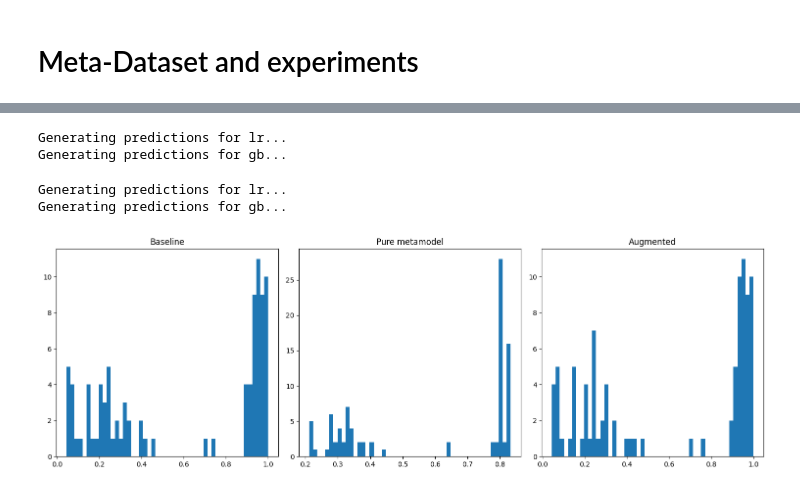
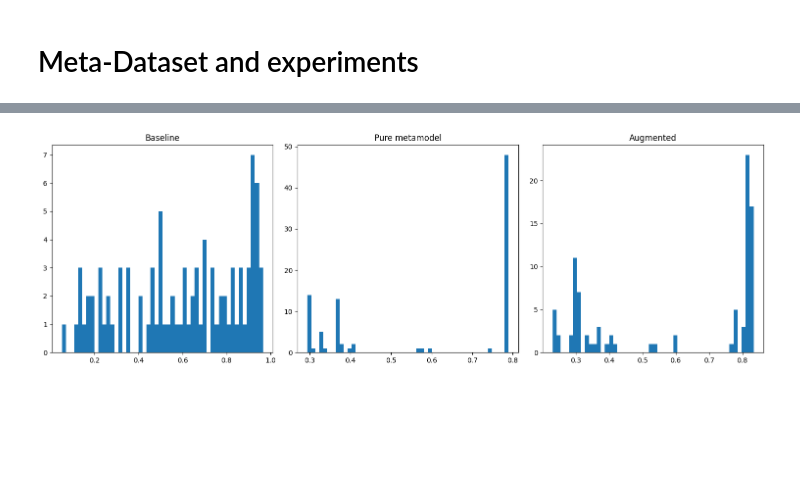
Before and after one commit to owmtgf/IAD_MAG_ML, a Jupyter notebook: LAB1/main.ipynb, the cells around one changed output, grey strips where cells are left out. Drawn from its saved outputs; the diff is of its cells as text; code cells hidden in the pictures; blank space fills up the shorter version.

Commit message:
Add weights balancing for boosting, experiment with meta-dataset models options and meta-features selection

```diff
--- a/LAB1/main.ipynb
+++ b/LAB1/main.ipynb
@@ -951,7 +952,7 @@ Confusion matrix:
 # %% [markdown]
 Experiment with **Linear Regression** as a base model
 # %%
-from sklearn.linear_model import LinearRegression
+from sklearn.linear_model import LinearRegression, SGDRegressor
 
 GB_lr_model = GradientBoostingRandomSubspace(
     base_model=LinearRegression(),
@@ -962,8 +963,8 @@ GB_lr_model = GradientBoostingRandomSubspace(
 
 GB_lr_model.fit(X_train_scaled_cleaned_selected.values, y_train.values)
 
-preds_dt_proba = GB_lr_model.predict_proba(X_val_scaled_cleaned.values)
-metrics_dt = score_metrics(preds_dt_proba[:, 1], y_val)
+preds_dt_proba = GB_lr_model.predict_proba(X_val_scaled_cleaned.values)[:, 1]
+metrics_dt = score_metrics(preds_dt_proba, y_val)
 # %% [output]
 Accuracy : 0.7473
 Precision: 0.7586
@@ -980,16 +982,6 @@ X_train = X_train_scaled_cleaned_selected # already wo Grade
 
 # y_train already was separated
 X_val = X_val_scaled_cleaned[selected_features_cleaned]
-# %%
-baseline_model = LogisticRegression(
-    penalty="l1",
-    solver="liblinear",
-    max_iter=500,
-    random_state=42,
-)
-
-baseline_model.fit(X_train, y_train)
-y_test_proba_baseline = baseline_model.predict_proba(X_val)[:, 1]
 # %%
 from meta_classifier.metamodel import (
     train_pure_meta_model,
@@ -1000,0 +1035,3 @@ from meta_classifier.metadataset import create_meta_dataset
+# %%
+meta_X = remove_highly_correlated(meta_X, corr_thresh=0.9)
+meta_corr_heatmap(meta_X)
@@ -1001,6 +1041,4 @@ from meta_classifier.metadataset import create_meta_dataset
 # %%
-meta_X, _ = create_meta_dataset(X_train, y_train)
-
 pure_meta_model = GradientBoostingRandomSubspace(
     base_model=DecisionTreeRegressor(max_depth=3),
     n_estimators=500,
@@ -1016,47 +1054,42 @@ y_test_proba_pure = infer_pure_meta_model(
     y_train,
     X_val,
 )
-# %% [output]
-Generating predictions for lr...
-Generating predictions for gb...
 # %%
-meta_X, _ = create_meta_dataset(X_train, y_train)
-
-aug_model = LogisticRegression(
-    penalty="l1",
-    solver="liblinear",
-    max_iter=500,
-    random_state=42,
+aug_model = GradientBoostingRandomSubspace(
+    base_model=DecisionTreeRegressor(max_depth=3),
+    n_estimators=500,
+    learning_rate=0.01,
+    max_features=0.7,
 )
 
-aug_model = train_meta_augmented_model(
+aug_model, aug_scaler, aug_features = train_meta_augmented_model(
     aug_model,
     X_train,
     meta_X,
     y_train,
+    corr_thresh=0.9,
 )
 
 y_test_proba_augmented = infer_meta_augmented_model(
     aug_model,
+    aug_scaler,
     X_train,
     y_train,
     X_val,
+    aug_features,
 )
-# %% [output]
-Generating predictions for lr...
-Generating predictions for gb...
 # %%
 fig, axes = plt.subplots(1, 3, figsize=(15, 5))
-axes[0].hist(y_test_proba_baseline, bins=50)
+axes[0].hist(preds_dt_proba, bins=50)
 axes[0].set_title("Baseline")
 axes[1].hist(y_test_proba_pure, bins=50)
 axes[1].set_title("Pure metamodel")
 axes[2].hist(y_test_proba_augmented, bins=50)
 axes[2].set_title("Augmented")
 plt.tight_layout()
 plt.show()
 # %% [output]
-[figure, old version]
+[figure, new version]
 # %%
 diff_base_vs_pure = np.abs(
     y_test_proba_baseline - y_test_proba_pure
```
Also changed, not shown: parts of 17 cells of this notebook, 5 other files.
